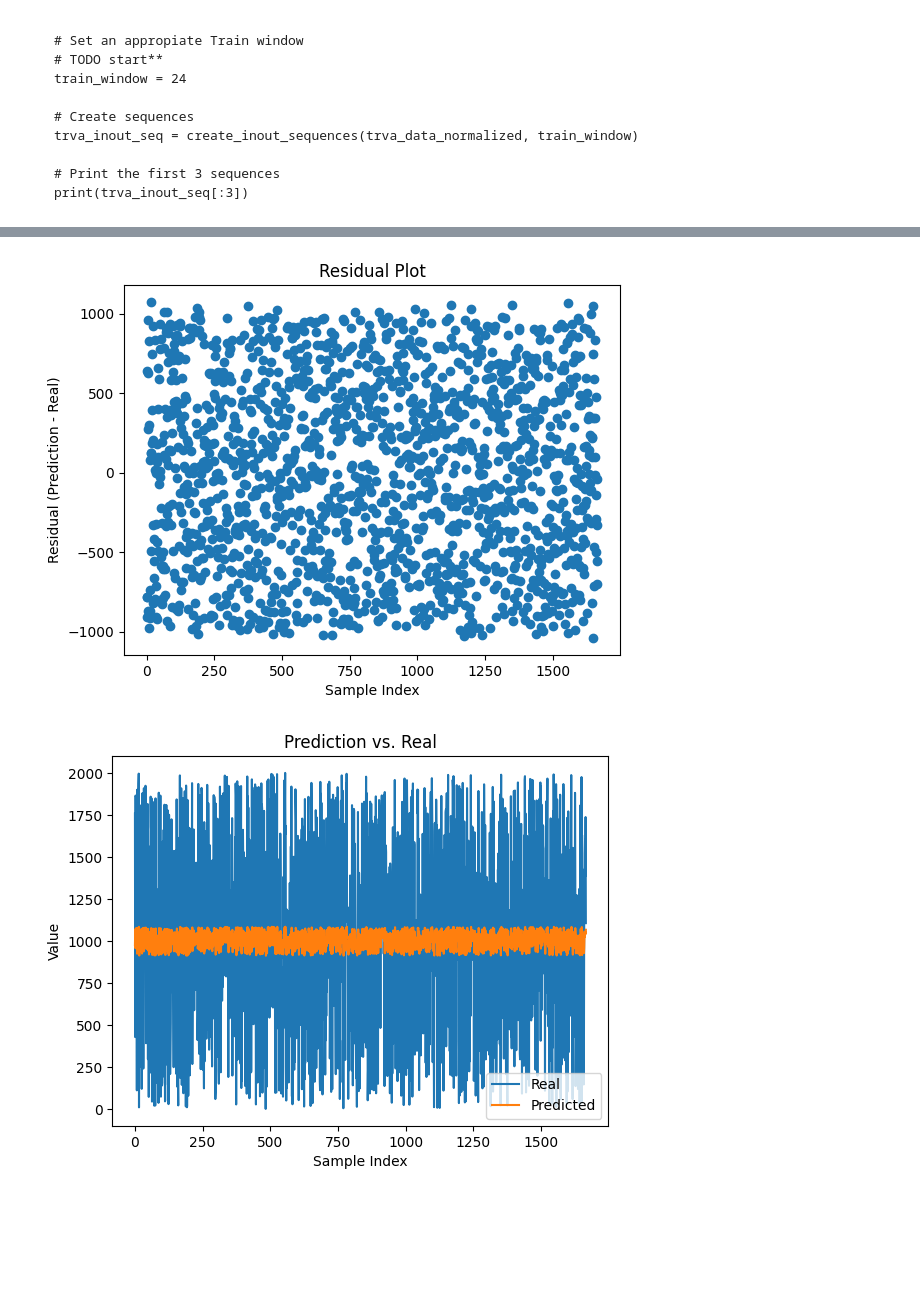
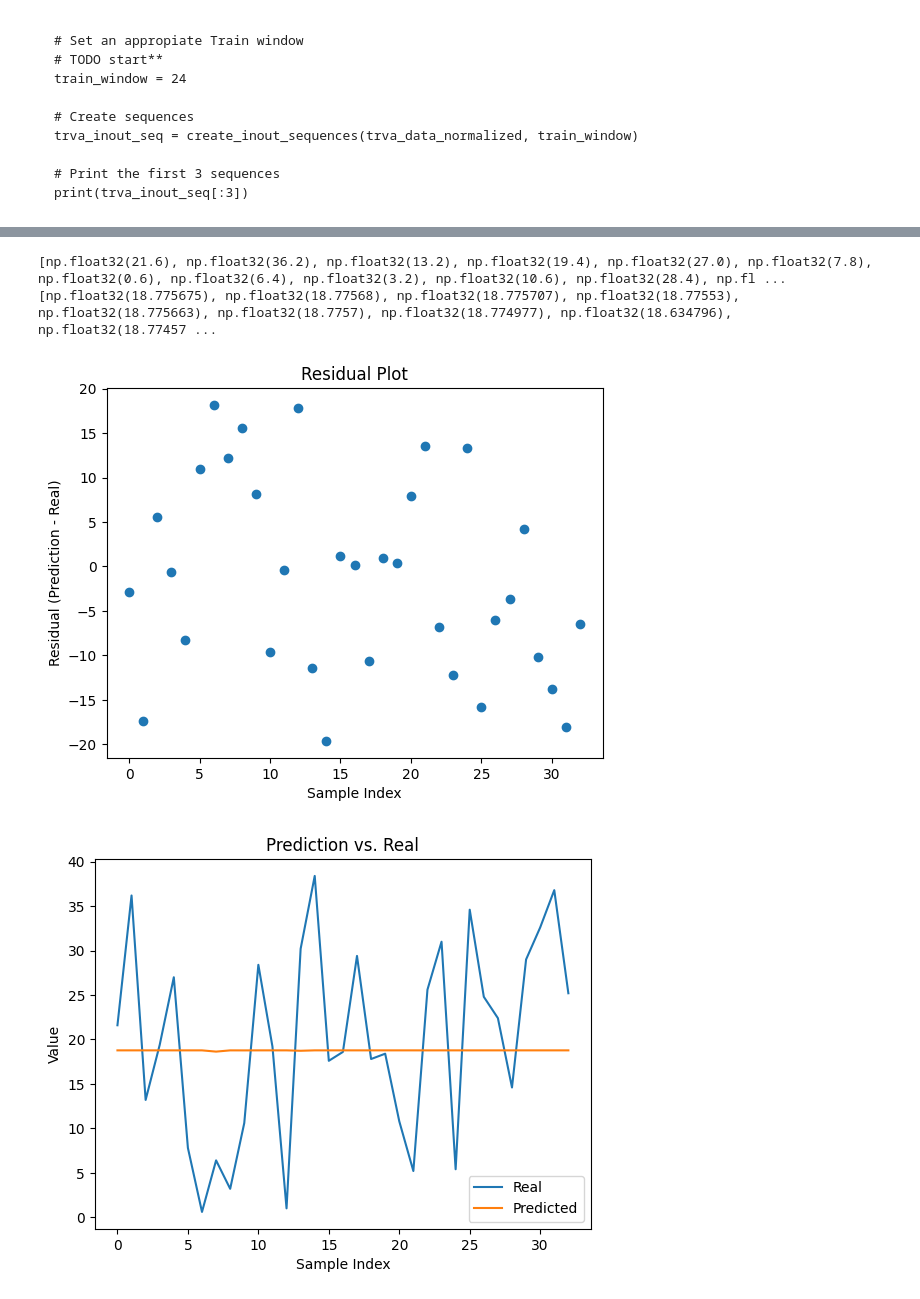
Before and after one commit to BesT1CooKie1/nn_oedometer, a Jupyter notebook: 02_nn_lstm.ipynb, the cells around one changed output, grey strips where cells are left out. Cells and saved outputs as stored; diff of their text form; code cells hidden in the pictures; blank space fills up the shorter version.

```diff
--- a/02_nn_lstm.ipynb
+++ b/02_nn_lstm.ipynb
@@ -19,6 +19,7 @@ import matplotlib.pyplot as plt
 # %%
 # Debugger: Aktiviert
 debug_mode = True
+normalize = False
 # %% [markdown]
 ## Preloaded Modules
 # %%
@@ -220,7 +221,7 @@ def plot_input():
     plt.tight_layout()
     plt.show()
 # %%
-i = 5000
+i = 100
 
 oedo_para = {
     'max_n': 1,
@@ -231,7 +232,7 @@ oedo_para = {
 }
 
 # Vorbereitung Tensoren
-sigma_t = np.random.choice(range(1, 10000), size=i, replace=False)
+sigma_t = np.random.choice(range(1, 200), size=i, replace=False)
 delta_sigma = []
 delta_epsilon = np.repeat(np.array(np.float64(0.0005)), i)
 # delta_epsilon = np.random.uniform(0.0001, 0.001, size=i)
@@ -264,13 +267,14 @@ data = {
     'output': delta_sigma
 }
 df = pd.DataFrame(data)
-
 # Normalisierung
 scaler = MinMaxScaler()
-scaled_data = scaler.fit_transform(df)
-
-# Zurück in DataFrame
-df_scaled = pd.DataFrame(scaled_data, columns=df.columns)
+if normalize:
+    scaled_data = scaler.fit_transform(df)
+    # Zurück in DataFrame
+    df_scaled = pd.DataFrame(scaled_data, columns=df.columns)
+else:
+    df_scaled = df
 df_scaled
 # %% [output]
 |  | input1 | input2 | output |
@@ -396,8 +400,8 @@ import torch.optim as optim
 
 # Hyperparameter
 input_size = X_train.shape[2]  # Anzahl der Input-Features
-hidden_size = 5  # Die Anzahl der Neuronen im LSTM
-num_layers = 2  # Anzahl der LSTM-Schichten
+hidden_size = 50  # Die Anzahl der Neuronen im LSTM
+num_layers = 3  # Anzahl der LSTM-Schichten
 output_size = 1  # Output ist eine einzelne Zahl (z. B. Vorhersage)
 
 # Modell, Loss und Optimizer
@@ -580,38 +598,45 @@ def plot_pred_vs_real(y_true, y_pred, max_points=None):
     # Sicherstellen von numpy arrays
     y_true_arr = np.array(y_true, dtype=float)
     y_pred_arr = np.array(y_pred, dtype=float)
 
     if max_points is not None:
         y_true_arr = y_true_arr[:max_points]
         y_pred_arr = y_pred_arr[:max_points]
     plt.figure()
     plt.plot(y_true_arr, label='Real')
     plt.plot(y_pred_arr, label='Predicted')
     plt.xlabel('Sample Index')
     plt.ylabel('Value')
     plt.title('Prediction vs. Real')
     plt.legend()
     plt.show()
 
 y_true = []
 y_pred = []
 
 model.eval()
 with torch.no_grad():
     preds_scaled = model(X_test).cpu().numpy().ravel()
     y_scaled     = y_test.cpu().numpy().ravel()
-
-    # Min/Max für jeden Kanal (input1, input2, output)
-    mins = scaler.data_min_    # [min_input1, min_input2, min_output]
-    maxs = scaler.data_max_    # [max_input1, max_input2, max_output]
 for i in range(len(preds_scaled)):
-    pred_unscaled = preds_scaled[i] * (maxs[2] - mins[2]) + mins[2]
-    real_unscaled = y_scaled[i]      * (maxs[2] - mins[2]) + mins[2]
+    if normalize:
+        # Min/Max für jeden Kanal (input1, input2, output)
+        mins = scaler.data_min_    # [min_input1, min_input2, min_output]
+        maxs = scaler.data_max_    # [max_input1, max_input2, max_output]
+        pred_unscaled = preds_scaled[i] * (maxs[2] - mins[2]) + mins[2]
+        real_unscaled = y_scaled[i]      * (maxs[2] - mins[2]) + mins[2]
+    else:
+        pred_unscaled = preds_scaled[i]
+        real_unscaled = y_scaled[i]
     y_true.append(real_unscaled)
     y_pred.append(pred_unscaled)
+print(y_true)
+print(y_pred)
 
 plot_residuals(y_true, y_pred)
 plot_pred_vs_real(y_true, y_pred)
 # %% [output]
+[np.float32(21.6), np.float32(36.2), np.float32(13.2), np.float32(19.4), np.float32(27.0), np.float32(7.8), np.float32(0.6), np.float32(6.4), np.float32(3.2), np.float32(10.6), np.float32(28.4), np.fl ...
+[np.float32(18.775675), np.float32(18.77568), np.float32(18.775707), np.float32(18.77553), np.float32(18.775663), np.float32(18.7757), np.float32(18.774977), np.float32(18.634796), np.float32(18.77457 ...
-[figure, old version]
+[figure, new version]
-[figure, old version]
+[figure, new version]
```
Also changed, not shown: parts of 9 cells of this notebook, 59 other files.
